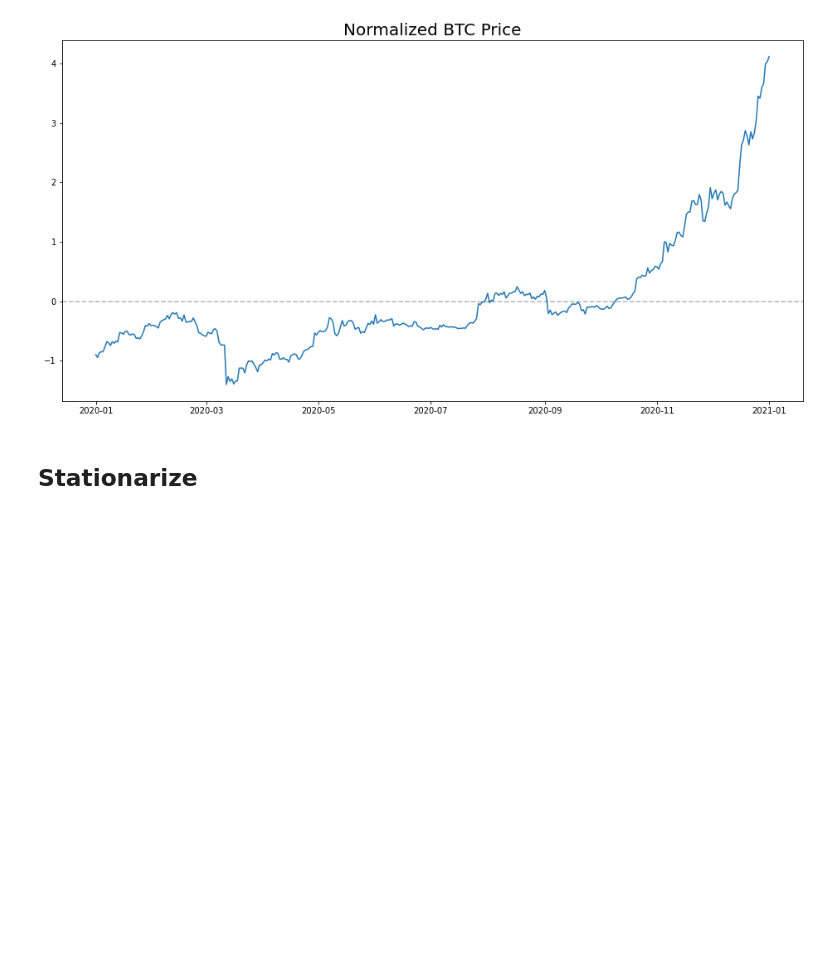
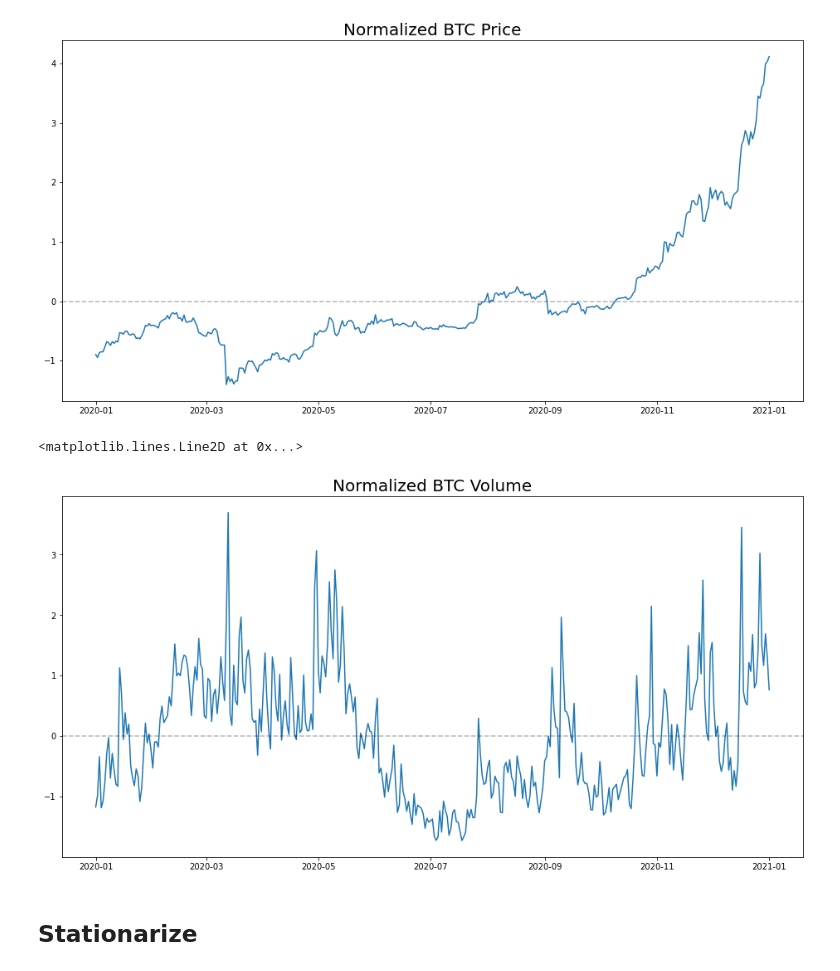
Before and after one commit to AKrgpt99/ipynb-playground, a Jupyter notebook: btcusd.ipynb, the cells around one changed output. Saved outputs shown, nothing was run; the diff lists cells and outputs as text; code cells hidden in the pictures; blank space fills up the shorter version.

```diff
--- a/btcusd.ipynb
+++ b/btcusd.ipynb
@@ -82,6 +82,14 @@ plt.axhline(y=0, linestyle='--', color='k', alpha=0.3)
 # %% [output]
 <matplotlib.lines.Line2D at 0x...>
 [figure]
+# %%
+plt.figure(figsize=(16,8))
+plt.title("Normalized BTC Volume", fontsize=20)
+plt.plot(btc_usd_volume_df.Volume_n)
+plt.axhline(y=0, linestyle='--', color='k', alpha=0.3)
+# %% [output]
+<matplotlib.lines.Line2D at 0x...>
+[figure, added]
 # %% [markdown]
 ## Stationarize
 # %% [markdown]
```
Also changed, not shown: parts of 33 cells of this notebook, 1 other file.
